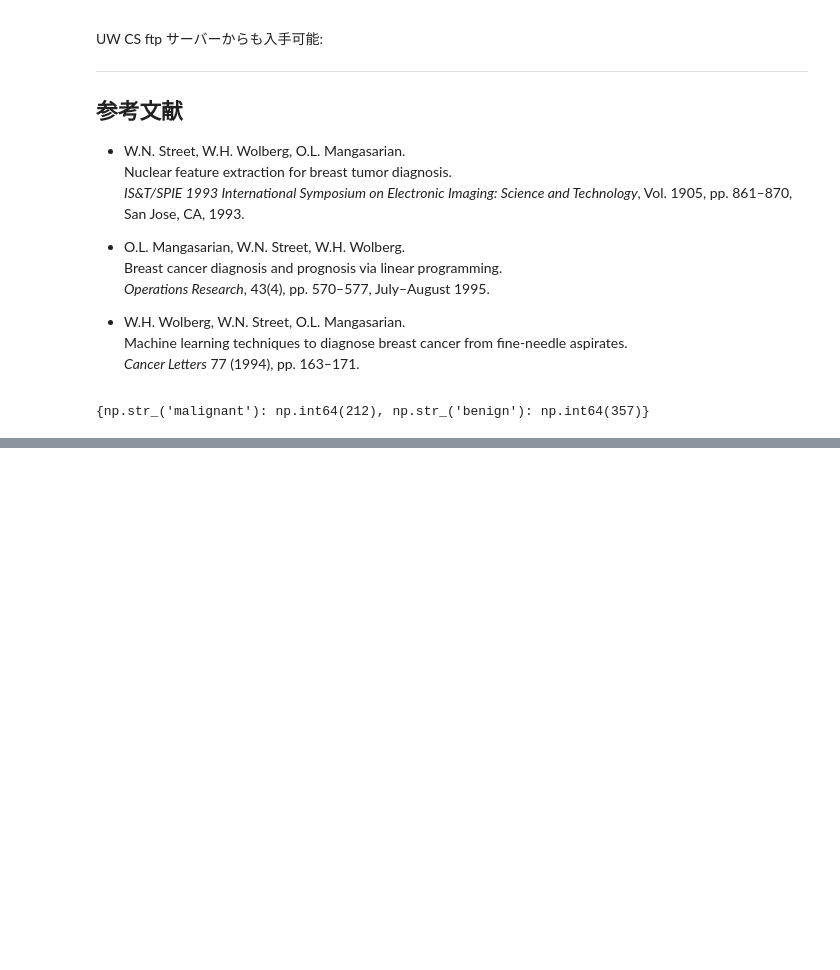
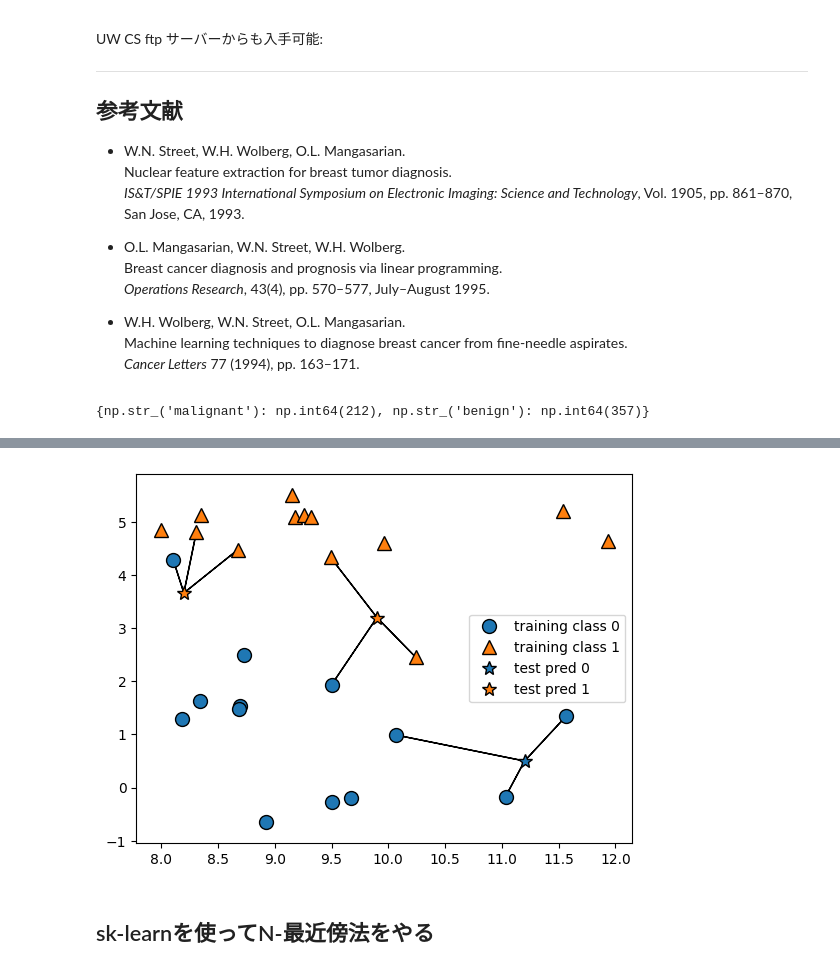
Before and after one commit to TOnodera/machine-learning-with-python, a Jupyter notebook: ch02/cancer.ipynb, the cells around one changed output, grey strips where cells are left out. Drawn from its saved outputs; the diff is of its cells as text; code cells hidden in the pictures; blank space fills up the shorter version.

```diff
--- a/ch02/cancer.ipynb
+++ b/ch02/cancer.ipynb
@@ -125,0 +157,6 @@ cancer.feature_names
+# %%
+mglearn.plots.plot_knn_classification(n_neighbors=3)
+# %% [output]
+[figure, added]
+# %% [markdown]
+## sk-learnを使ってN-最近傍法をやる
```
Also changed, not shown: parts of 5 cells of this notebook.
